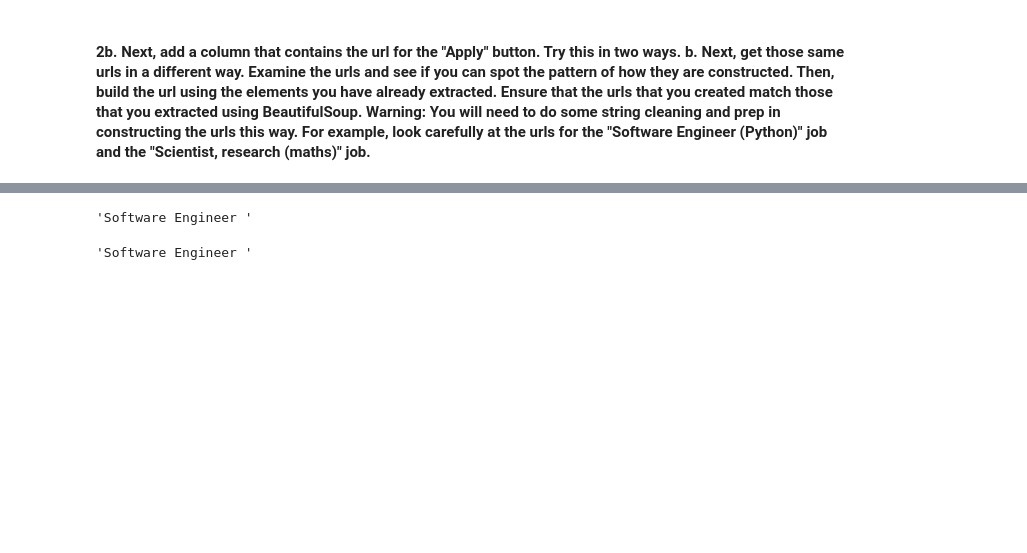
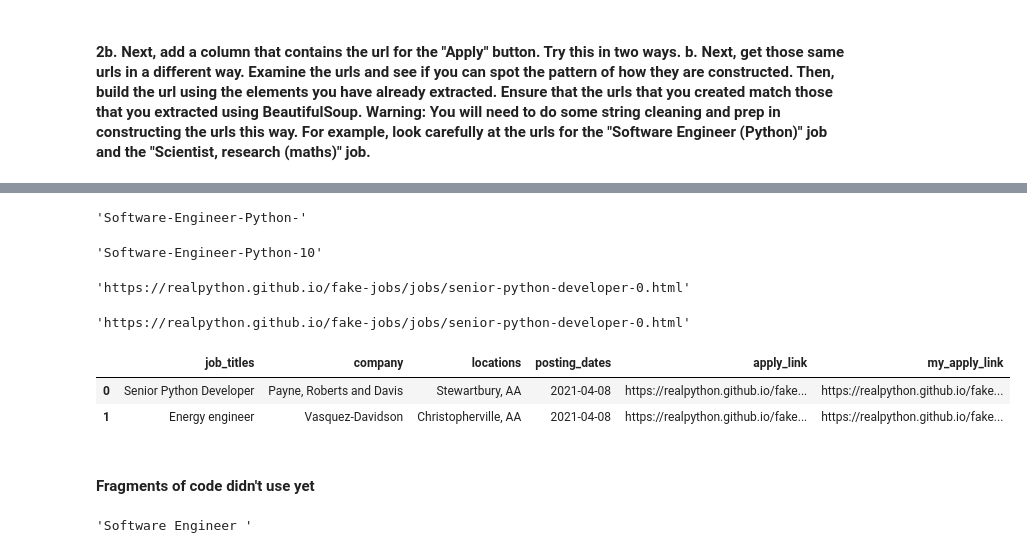
Before and after one commit to nss-data-science-cohort-9/webscraping-catdgomez, a Jupyter notebook: notebooks/my_webscraping.ipynb, the cells around one changed output, grey strips where cells are left out. Drawn from its saved outputs; the diff is of its cells as text; code cells hidden in the pictures; blank space fills up the shorter version.

```diff
--- a/notebooks/my_webscraping.ipynb
+++ b/notebooks/my_webscraping.ipynb
@@ -226,7 +248,50 @@ list_job_titles[10]
+# %%
+# use regex to
+needs_nums = [item + "-" for item in add_dashses_between_and_remove_spaces]
+#inspect progress
+needs_nums[10]
+# %% [output]
+'Software-Engineer-Python-'
+# %%
+# add numbers 0 through 99 to the end of the job title
+numbered_job_titles_list = [needs_nums[i] + str(i) for i in range(100)]
+# inspect list
+numbered_job_titles_list[10]
+# %% [output]
+'Software-Engineer-Python-10'
+# %%
+pretend_jobs_table_links_included['apply_link'][0]
+# %% [output]
+'https://realpython.github.io/fake-jobs/jobs/senior-python-developer-0.html'
+# %%
+# combine first part of apply button href link add the titles and numbers then end it in .html
+frankenstein_apply_link = ["https://realpython.github.io/fake-jobs/jobs/" + item.lower() + ".html" for item in numbered_job_titles_list]
+
+# inspecting first link
+frankenstein_apply_link[0]
+# %% [output]
+'https://realpython.github.io/fake-jobs/jobs/senior-python-developer-0.html'
+# %%
+# create a pandas df
+pretend_job_df_both_links_included = pd.DataFrame(
+    # naming the new columns and inputting the list data from the corresponding collections
+    {'job_titles': list_job_titles,
+     'company': list_company_names,
+     'locations': job_locations,
+     'posting_dates': list_posting_dates,
+     'apply_link' : apply_links,
+     'my_apply_link': frankenstein_apply_link
+    })
+# %%
+pretend_job_df_both_links_included.head(2)
+# %% [output]
+|  | job_titles | company | locations | posting_dates | apply_link | my_apply_link |
+| 0 | Senior Python Developer | Payne, Roberts and Davis | Stewartbury, AA | 2021-04-08 | https://realpython.github.io/fake... | https://realpython.github.io/fake... |
+| 1 | Energy engineer | Vasquez-Davidson | Christopherville, AA | 2021-04-08 | https://realpython.github.io/fake... | https://realpython.github.io/fake... |
+# %% [markdown]
+#### Fragments of code didn't use yet
 # %%
-re.sub(r'\([^)]*\)', '', list_job_titles[10])
+#re.sub(r'\([^)]*\)', '', list_job_titles[10])
-# %% [output]
-'Software Engineer '
 # %%
 #[re.sub(r'(?<=[.,])(?=[^\s])', r' ', x) for x in list_job_titles]
 # %%
```
Also changed, not shown: parts of 44 cells of this notebook, 1 other file.
